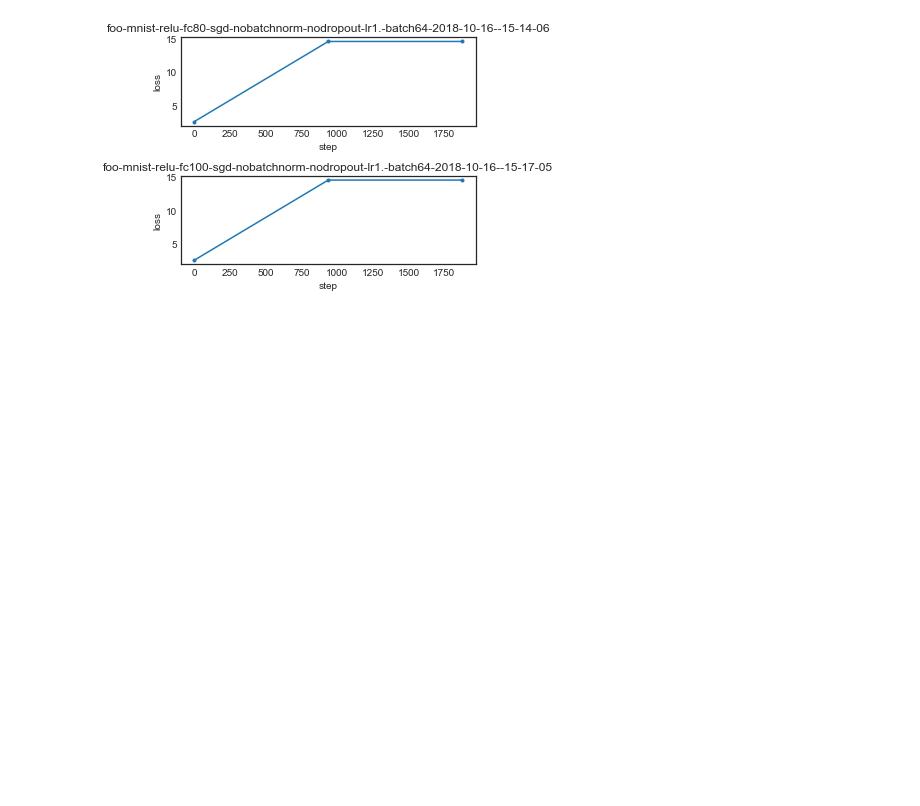
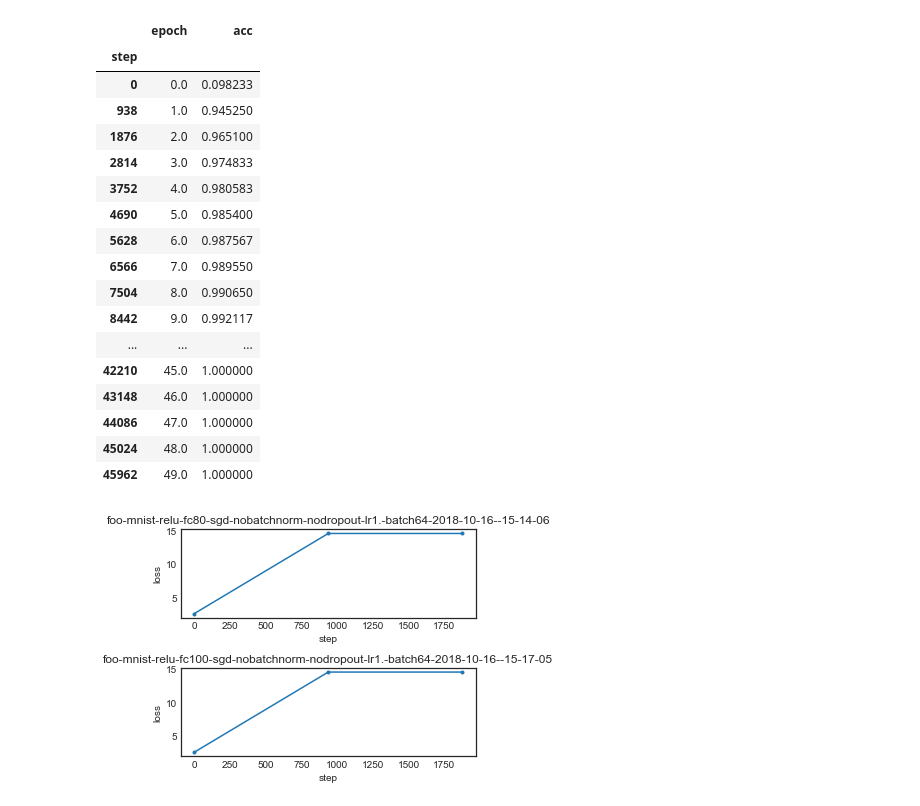
Before and after one commit to guygurari/scope, a Jupyter notebook: load_events.ipynb, the cells around one changed output. Saved outputs shown, nothing was run; the diff lists cells and outputs as text; code cells hidden in the pictures; blank space fills up the shorter version.

```diff
--- a/load_events.ipynb
+++ b/load_events.ipynb
@@ -41,3 +86,24 @@ step
+# %%
+events[events['epoch'] < 50][['epoch', 'acc']]
+# %% [output]
+|  | epoch | acc |
+| step |  |  |
+| 0 | 0.0 | 0.098233 |
+| 938 | 1.0 | 0.945250 |
+| 1876 | 2.0 | 0.965100 |
+| 2814 | 3.0 | 0.974833 |
+| 3752 | 4.0 | 0.980583 |
+| 4690 | 5.0 | 0.985400 |
+| 5628 | 6.0 | 0.987567 |
+| 6566 | 7.0 | 0.989550 |
+| 7504 | 8.0 | 0.990650 |
+| 8442 | 9.0 | 0.992117 |
+| ... | ... | ... |
+| 42210 | 45.0 | 1.000000 |
+| 43148 | 46.0 | 1.000000 |
+| 44086 | 47.0 | 1.000000 |
+| 45024 | 48.0 | 1.000000 |
+| 45962 | 49.0 | 1.000000 |
 # %%
 fig = plt.figure()
 
```
Also changed, not shown: parts of 2 cells of this notebook, 2 other files.
